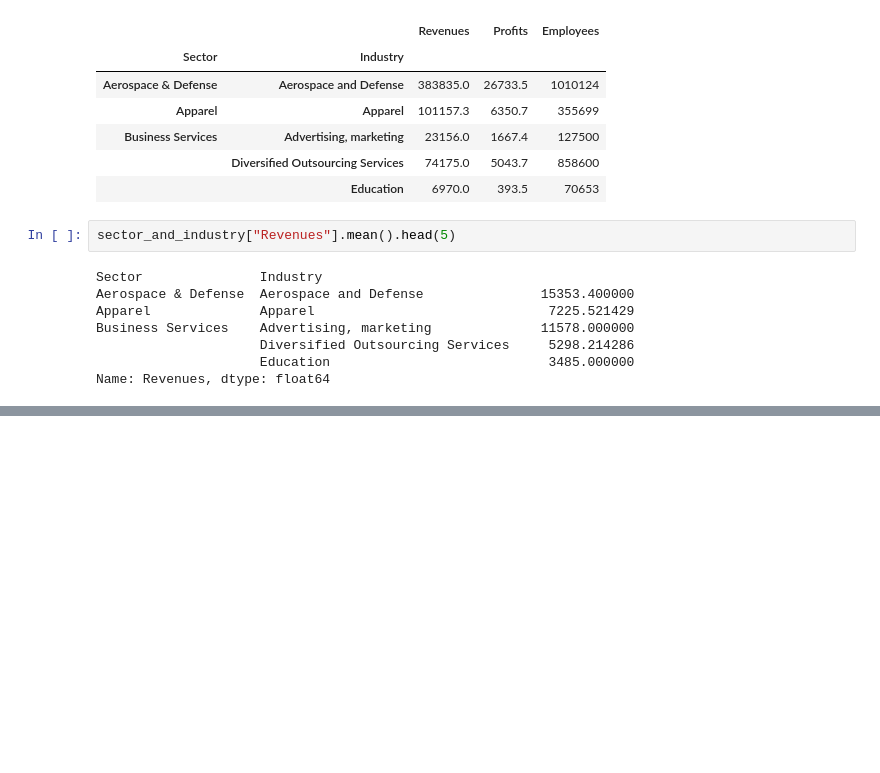
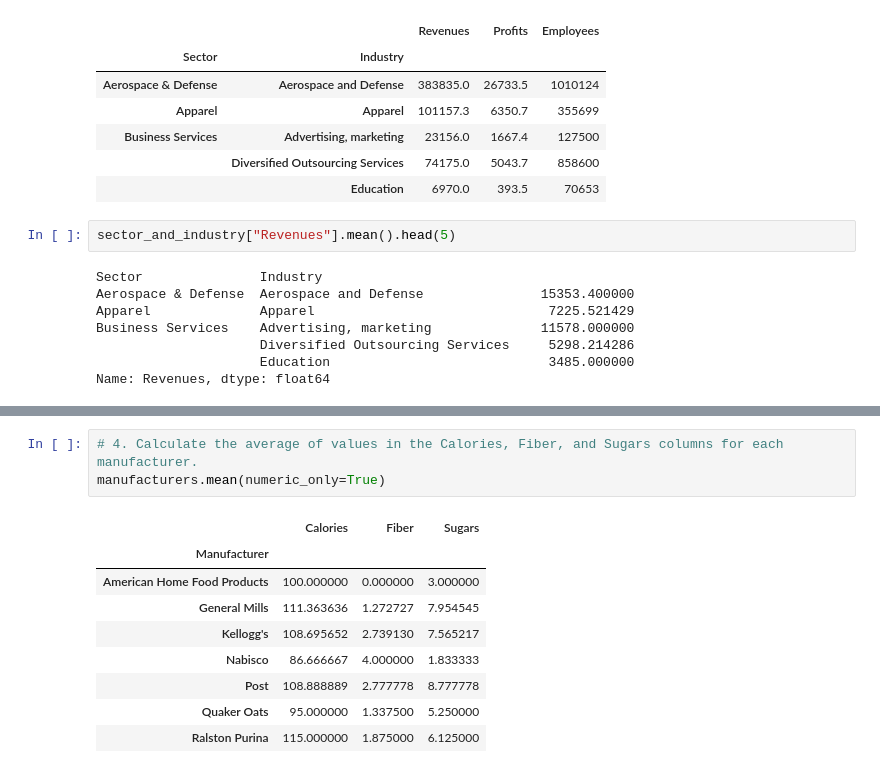
Before and after one commit to ljyGmail/pandas_in_action, a Jupyter notebook: ch09_the_groupby_object.ipynb, the cells around one changed output, grey strips where cells are left out. Drawn from its saved outputs; the diff is of its cells as text; blank space fills up the shorter version.

```diff
--- a/ch09_the_groupby_object.ipynb
+++ b/ch09_the_groupby_object.ipynb
@@ -470,0 +518,13 @@ Name: Revenues, dtype: float64
+# %%
+# 4. Calculate the average of values in the Calories, Fiber, and Sugars columns for each manufacturer.
+manufacturers.mean(numeric_only=True)
+# %% [output]
+|  | Calories | Fiber | Sugars |
+| Manufacturer |  |  |  |
+| American Home Food Products | 100.000000 | 0.000000 | 3.000000 |
+| General Mills | 111.363636 | 1.272727 | 7.954545 |
+| Kellogg's | 108.695652 | 2.739130 | 7.565217 |
+| Nabisco | 86.666667 | 4.000000 | 1.833333 |
+| Post | 108.888889 | 2.777778 | 8.777778 |
+| Quaker Oats | 95.000000 | 1.337500 | 5.250000 |
+| Ralston Purina | 115.000000 | 1.875000 | 6.125000 |
```
Also changed, not shown: parts of 12 cells of this notebook.
